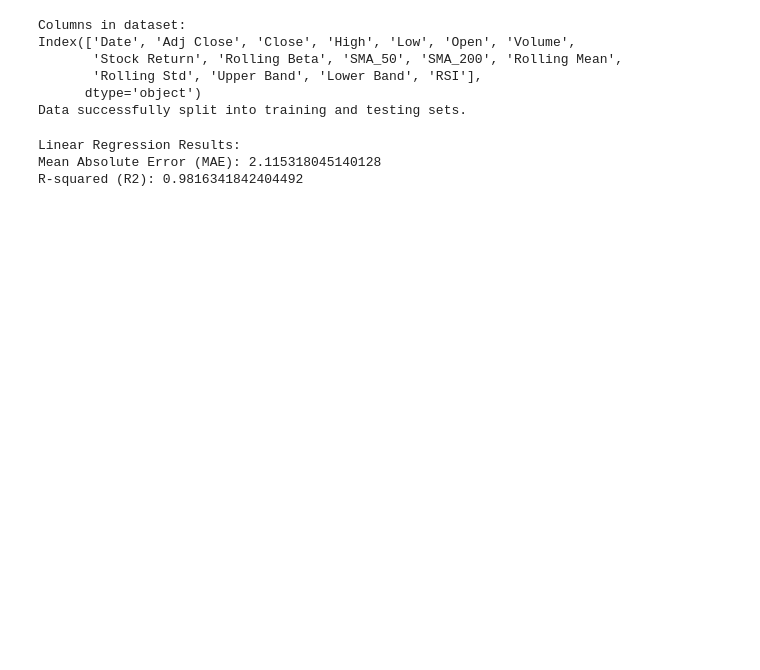
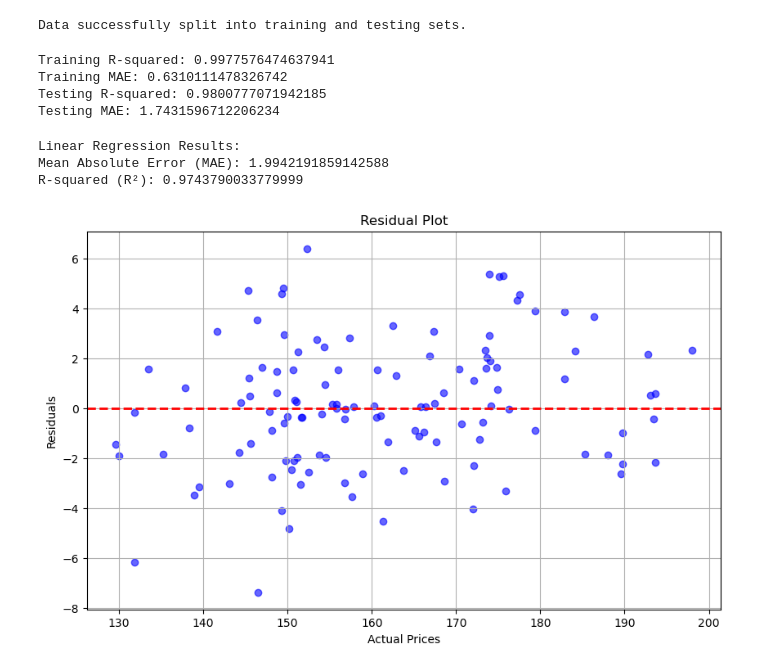
Before and after one commit to ysabharw/QuantInsight, a Jupyter notebook: predictivemodeling.ipynb, the cells around one changed output. Saved outputs shown, nothing was run; the diff lists cells and outputs as text; code cells hidden in the pictures; blank space fills up the shorter version.

```diff
--- a/predictivemodeling.ipynb
+++ b/predictivemodeling.ipynb
@@ -142,49 +99,69 @@ print(data[['Close', 'SMA_50', 'SMA_200', 'Rolling Mean', 'Upper Band', 'Lower B
 # %%
-# Check the column names
-print("Columns in dataset:")
-print(data.columns)
+# Define the features (input variables) and the target (output variable)
+# Features include RSI, SMA, and Bollinger Bands
+# Target is the stock's closing price
+required_features = ['RSI', 'SMA_50', 'SMA_200', 'Rolling Mean', 'Rolling Std', 'Rolling Beta']
+target = 'Close'
 
-# Verify feature availability
-required_features = ['RSI', 'SMA_50', 'SMA_200', 'Rolling Mean', 'Rolling Std', 'Rolling Beta']
+# Check for missing features in the dataset
 missing_features = [feature for feature in required_features if feature not in data.columns]
-
 if missing_features:
-    print(f"Missing features: {missing_features}")
     raise KeyError(f"The following features are missing from the dataset: {missing_features}")
 
-# Prepare features and target variable
-features = required_features  # Update this if needed
-target = 'Close'  # Ensure the target column exists
-
-# Create feature matrix X and target vector y
-X = data[features]
+# Create feature matrix (X) and target vector (y)
+X = data[required_features]
 y = data[target]
 
-# Split the data into training and testing sets
-from sklearn.model_selection import train_test_split
+# Split the data into training (80%) and testing (20%) sets
 X_train, X_test, y_train, y_test = train_test_split(X, y, test_size=0.2, random_state=42)
-
 print("Data successfully split into training and testing sets.")
 # %% [output]
-Columns in dataset:
-Index(['Date', 'Adj Close', 'Close', 'High', 'Low', 'Open', 'Volume',
-       'Stock Return', 'Rolling Beta', 'SMA_50', 'SMA_200', 'Rolling Mean',
-       'Rolling Std', 'Upper Band', 'Lower Band', 'RSI'],
-      dtype='object')
 Data successfully split into training and testing sets.
+# %%
+# Investigate overfitting by comparing training and testing performance
+
+# Evaluate model performance on the training set
+# This helps identify if the model is overfitting to the training data
+y_train_pred_rf = rf_model.predict(X_train)
+print("Training R-squared:", r2_score(y_train, y_train_pred_rf))  # High value here indicates good fit to training data
+print("Training MAE:", mean_absolute_error(y_train, y_train_pred_rf))  # Lower value indicates less error on training data
+
+# Compare training performance with test results
+# Significant difference between training and test metrics could indicate overfitting
+print("Testing R-squared:", r2_score(y_test, y_pred_rf))  # High value here indicates good generalization
+print("Testing MAE:", mean_absolute_error(y_test, y_pred_rf))  # Lower value indicates better performance on unseen data
+# %% [output]
+Training R-squared: 0.9977576474637941
+Training MAE: 0.6310111478326742
+Testing R-squared: 0.9800777071942185
+Testing MAE: 1.7431596712206234
 # %%
 # Train a Linear Regression model
+# Linear Regression establishes a linear relationship between features and target
 lr_model = LinearRegression()
 lr_model.fit(X_train, y_train)
 
-# Predict on the test set
+# Predict the stock prices on the test set
 y_pred_lr = lr_model.predict(X_test)
 
-# Evaluate the model
+# Evaluate the model performance using MAE and R-squared
 print("Linear Regression Results:")
 print("Mean Absolute Error (MAE):", mean_absolute_error(y_test, y_pred_lr))
-print("R-squared (R2):", r2_score(y_test, y_pred_lr))
+print("R-squared (R²):", r2_score(y_test, y_pred_lr))
+
+# Plot the residuals (errors) to evaluate the model's fit
+# Residuals = Actual - Predicted
+residuals = y_test - y_pred_lr
+plt.figure(figsize=(10, 6))
+plt.scatter(y_test, residuals, alpha=0.6, color="blue")
+plt.axhline(0, color="red", linestyle="--", lw=2)
+plt.title("Residual Plot")
+plt.xlabel("Actual Prices")
+plt.ylabel("Residuals")
+plt.grid(True)
+plt.show()
 # %% [output]
 Linear Regression Results:
-Mean Absolute Error (MAE): 2.115318045140128
-R-squared (R2): 0.9816341842404492
+Mean Absolute Error (MAE): 1.9942191859142588
+R-squared (R²): 0.9743790033779999
+[figure, added]
```
Also changed, not shown: parts of 16 cells of this notebook.
